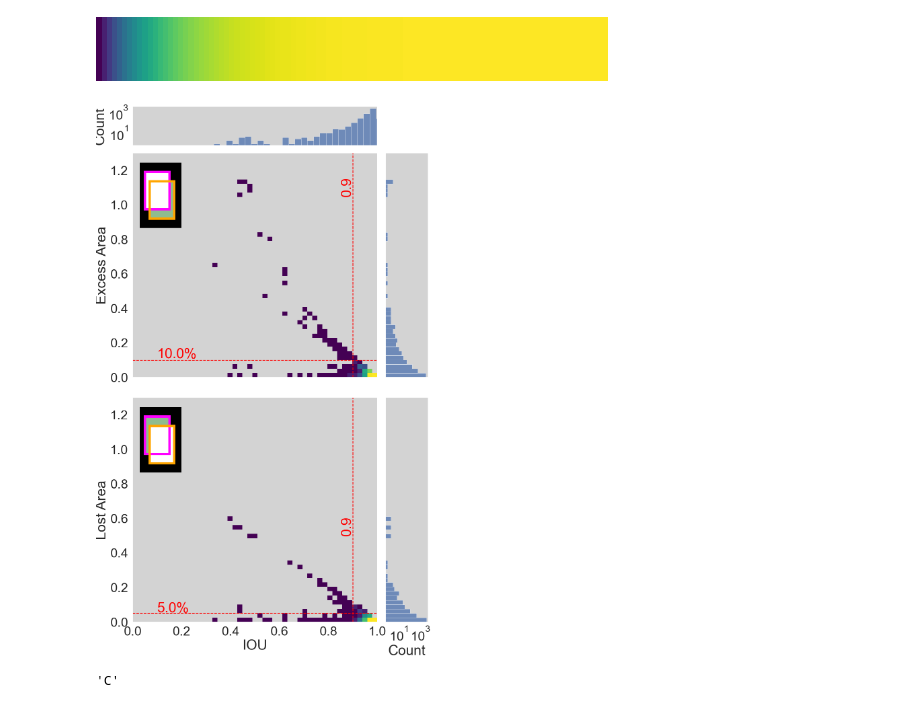
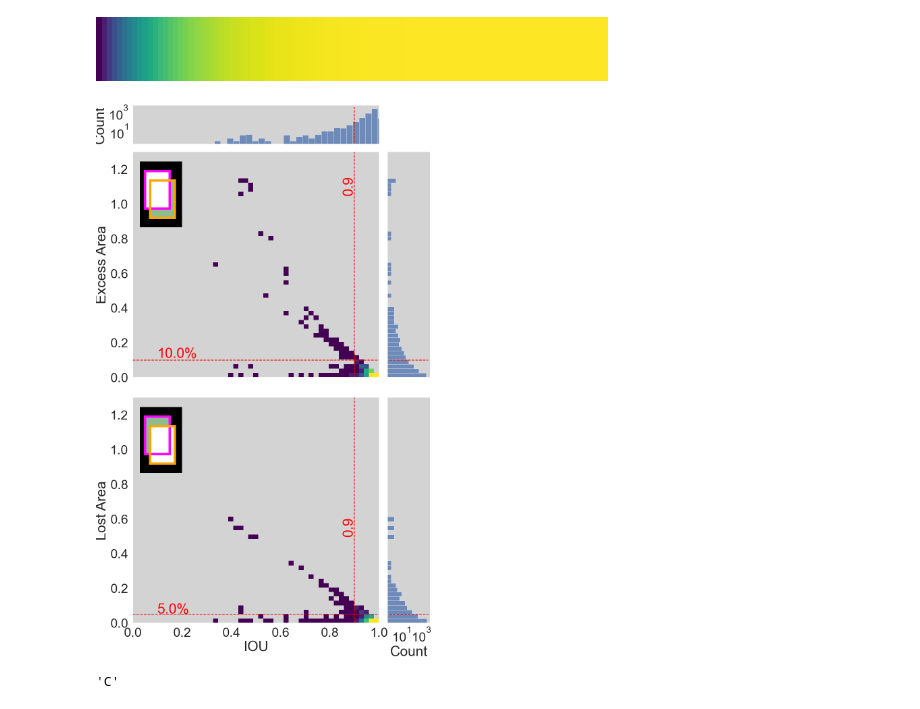
Before and after one commit to ReadingTimeMachine/digitization_at_high_localization, a Jupyter notebook: iou_vs_metrics_of_interest.ipynb, the cells around one changed output. Drawn from its saved outputs; the diff is of its cells as text; code cells hidden in the pictures.

Commit message:
some extra plots

```diff
--- a/iou_vs_metrics_of_interest.ipynb
+++ b/iou_vs_metrics_of_interest.ipynb
@@ -844,6 +844,8 @@ ge.ax_joint.set_ylim((0,1.3))
 xp = xps[0]; yp = yps[0]
 ge.ax_joint.plot([xp,xp],ge.ax_joint.get_ylim(),'--', color=lines_text_color)
 ge.ax_joint.plot(ge.ax_joint.get_xlim(),[yp,yp],'--', color=lines_text_color)
+ge.ax_marg_x.plot([xp,xp],ge.ax_marg_x.get_ylim(),'--', color=lines_text_color)
+ge.ax_marg_y.plot(ge.ax_marg_y.get_xlim(),[yp,yp],'--', color=lines_text_color)
 
 # where do x/y text live?
 y = dfe['Excess Area'].values
@@ -920,6 +922,8 @@ gl.ax_joint.plot(gl.ax_joint.get_xlim(),[yp,yp],'--', color=lines_text_color)
 y = dfl['Lost Area'].values
 gl.ax_joint.text(0.1,yp+0.01*(y.max()-y.min()), str(round(yp*100,2))+'%',color=lines_text_color)
 gl.ax_joint.text(xp-0.05, 0.85*(y.max()-y.min()), str(round(xp,3)),color=lines_text_color,rotation=90)
+gl.ax_marg_x.plot([xp,xp],gl.ax_marg_x.get_ylim(),'--', color=lines_text_color)
+gl.ax_marg_y.plot(gl.ax_marg_y.get_xlim(),[yp,yp],'--', color=lines_text_color)
 
 
 base = 8
@@ -967,34 +971,34 @@ gl.ax_joint.add_patch(recttw)
 gl.ax_joint.add_patch(rectfw)
 
 # first
 x1e = x1t; x2e = x1f
 y1e = y1t; y2e = y2t
 recte1 = pt.Rectangle((x1e, y1e), x2e - x1e, y2e - y1e, linewidth=0, edgecolor=None,
                          facecolor=fill_col)
 gl.ax_joint.add_patch(recte1)
 # second
 x1e2 = x1f; x2e2 = x2t
 y1e2 = y2f; y2e2 = y2t
 recte2 = pt.Rectangle((x1e2, y1e2), x2e2 - x1e2, y2e2 - y1e2, linewidth=0, edgecolor=None,
                          facecolor=fill_col)
 gl.ax_joint.add_patch(recte2)
 # draw true/found boxes
 # then colors on top
 rectt = pt.Rectangle((x1t, y1t), x2t - x1t, y2t - y1t, linewidth=linethick_diagram, edgecolor=ctrue,
                          facecolor='none')
 gl.ax_joint.add_patch(rectt)
 #found
 rectf = pt.Rectangle((x1f, y1f), x2f - x1f, y2f - y1f, linewidth=linethick_diagram, edgecolor=cfound,
                          facecolor='none')
 gl.ax_joint.add_patch(rectf)
 
 gs.tight_layout(fig, rect=[-0.05, -0.03, 1, 1]) # for placing fig -- without colorbar
 
 
 
 plt.savefig(save_fig_name_base + 'defined_figs_squish2.pdf',bbox_inches="tight",pad_inches=0.25)
 # %% [output]
-[figure, old version]
+[figure, new version]
 # %%
 # cbar_ax = hexplot.fig.add_axes([.85, .25, .05, .4])  # x, y, width, height
 # plt.colorbar(cax=cbar_ax)
```
Also changed, not shown: 1 other file.
